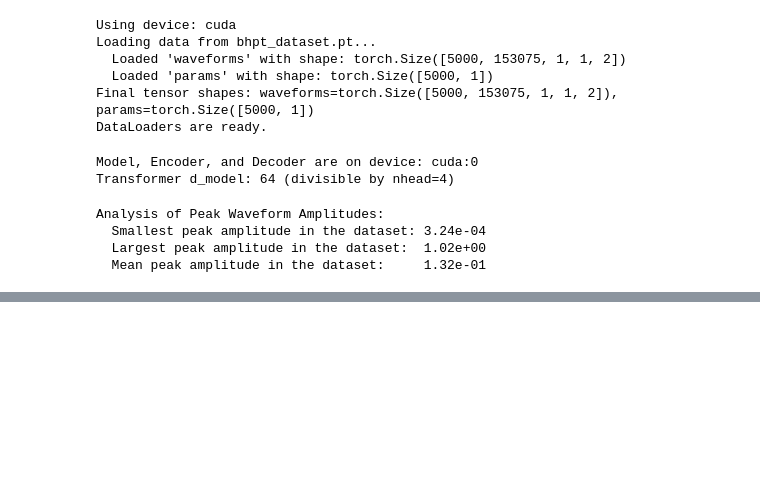
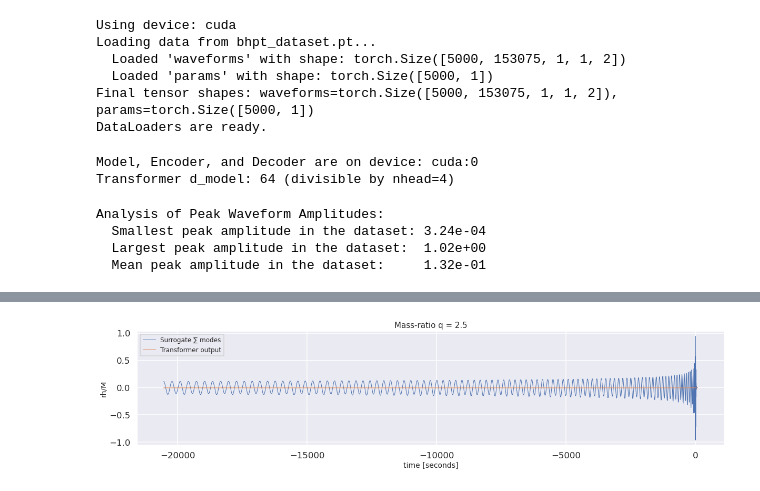
Before and after one commit to eg-trim/twin, a Jupyter notebook: BHPT.ipynb, the cells around one changed output, grey strips where cells are left out. Drawn from its saved outputs; the diff is of its cells as text; code cells hidden in the pictures; blank space fills up the shorter version.

Commit message:
Add BHPT inference

```diff
--- a/BHPT.ipynb
+++ b/BHPT.ipynb
@@ -265,0 +237,23 @@ KeyboardInterrupt:
+# %%
+import sys
+from pathlib import Path
+
+import torch
+import numpy as np
+import matplotlib.pyplot as plt
+from functools import partial
+from torchvision.ops import MLP
+
+import architectures as arch
+from architectures import SingleConvNeuralNet, GalerkinTransformer
+from bhpt_running import pipeline
+
+# ----------------------------------------------------------------------
+# 0.  Surrogate model (make sure its repo is on the PYTHONPATH)
+# ----------------------------------------------------------------------
+PATH_TO_BHPTNRSur = "/home/ubuntu/EG-UT/BHPTNRSurrogate"
+if PATH_TO_BHPTNRSur not in sys.path:
+    sys.path.append(PATH_TO_BHPTNRSur)
+from surrogates import BHPTNRSur1dq1e4 as bhptsur
+
+device = torch.device("cuda" if torch.cuda.is_available() else "cpu")
@@ -265,0 +335,24 @@ KeyboardInterrupt:
+# %%
+with torch.no_grad():
+    pred = pipeline(
+        model,
+        encoder,
+        decoder,
+        arch.broadcast_initial_conditions,   # uses only first frame
+        wave_t,
+        param_t,
+    )
+
+pred_np   = pred.squeeze(0).cpu().numpy()[:, 0, 0, :]   # (T, 2)
+pred_plus = pred_np[:, 0]
+# %%
+plt.figure(figsize=(20,4))
+plt.plot(tsur, h_plus,  label="Surrogate ∑ modes",      lw=1.0)
+plt.plot(tsur, pred_plus, label="Transformer output",   lw=1.0)
+plt.xlabel("time [seconds]", fontsize=14)
+plt.ylabel("rh/M",          fontsize=14)
+plt.title(f"Mass-ratio q = {q_test}", fontsize=15)
+plt.legend(fontsize=12)
+plt.show()
+# %% [output]
+[figure, added]
```
Also changed, not shown: parts of 8 cells of this notebook.
